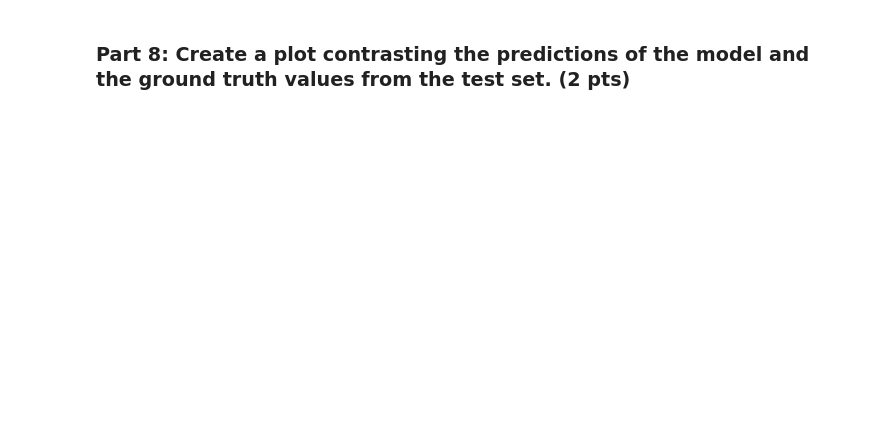
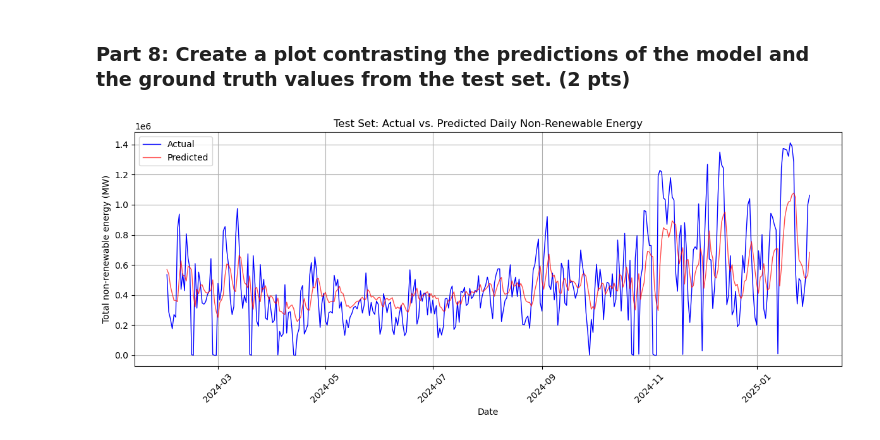
Before and after one commit to sadra-hub/1BM110-dataDrivenAI, a Jupyter notebook: main.ipynb, the cells around one changed output. Cells and saved outputs as stored; diff of their text form; code cells hidden in the pictures; blank space fills up the shorter version.

```diff
--- a/main.ipynb
+++ b/main.ipynb
@@ -317,4 +482,26 @@ y_val shape: (74, 1)
 # %% [markdown]
 ### Part 8: Create a plot contrasting the predictions of the model and the ground truth values from the test set. (2 pts)
 # %%
-# Add your code here
+import matplotlib.pyplot as plt
+import pandas as pd
+
+# Convert to 1D arrays for plotting
+y_test_flat = y_test_original.flatten()
+y_pred_flat = y_pred_original.flatten()
+
+# Create a date range for the test period (Feb 2024 – Jan 2025)
+test_dates = pd.date_range(start='2024-02-01', periods=len(y_test_flat), freq='D')
+
+plt.figure(figsize=(12, 5))
+plt.plot(test_dates, y_test_flat, label='Actual', color='blue', linewidth=1)
+plt.plot(test_dates, y_pred_flat, label='Predicted', color='red', linewidth=1, alpha=0.7)
+plt.xlabel('Date')
+plt.ylabel('Total non-renewable energy (MW)')
+plt.title('Test Set: Actual vs. Predicted Daily Non‑Renewable Energy')
+plt.legend()
+plt.grid(True)
+plt.xticks(rotation=45)
+plt.tight_layout()
+plt.show()
+# %% [output]
+[figure, added]
```
Also changed, not shown: parts of 5 cells of this notebook.
